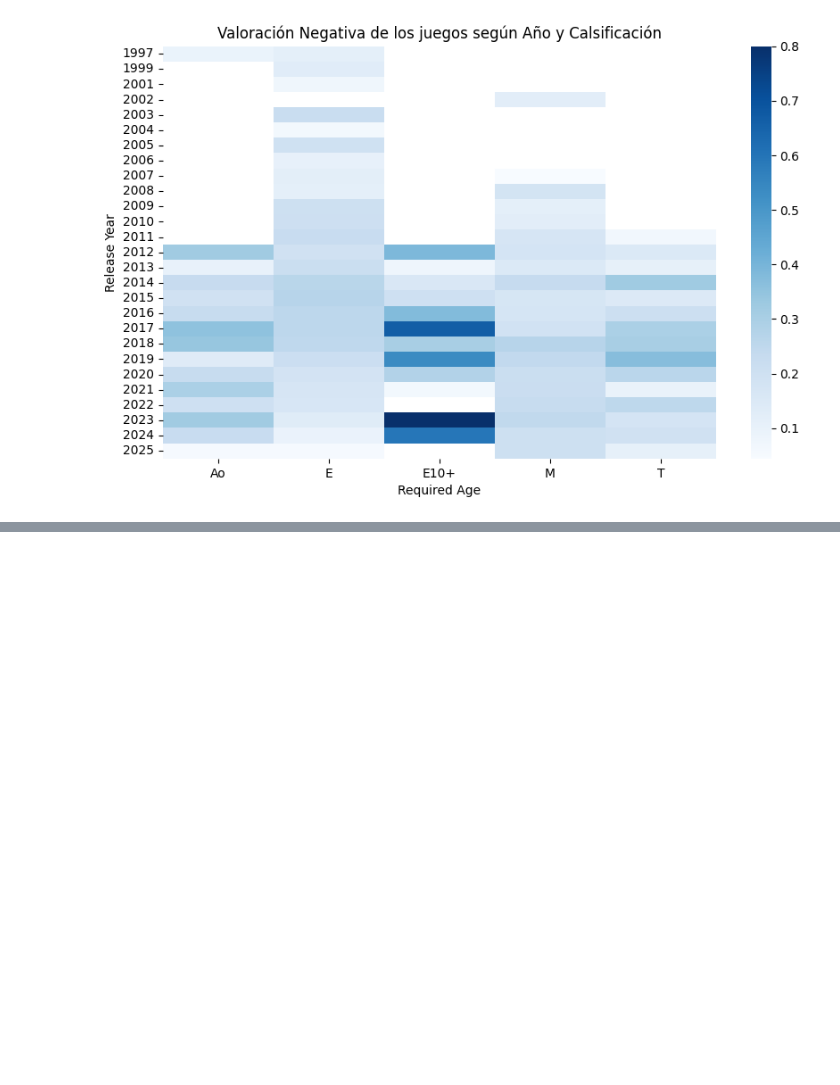
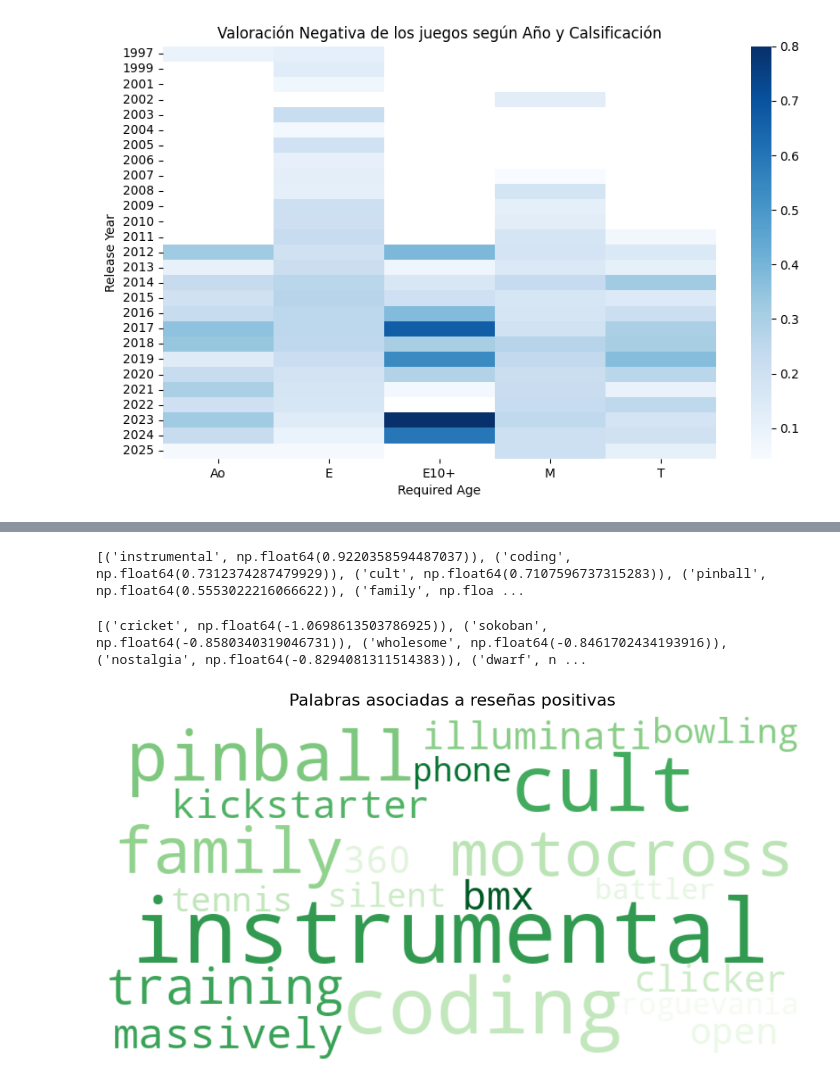
Before and after one commit to Josue-Aldebaran-G-L/Proyecto-AVD, a Jupyter notebook: AVD_Proyecto.ipynb, the cells around one changed output, grey strips where cells are left out. Drawn from its saved outputs; the diff is of its cells as text; code cells hidden in the pictures; blank space fills up the shorter version.

```diff
--- a/AVD_Proyecto.ipynb
+++ b/AVD_Proyecto.ipynb
@@ -1170,0 +1474,9 @@ plt.show()
+# %%
+feature_names = vectorizer.get_feature_names_out()
+weights = model.coef_[0]
+# %%
+top_pos = sorted(
+    zip(feature_names, weights),
+    key=lambda x: x[1],
+    reverse=True
+)[:20]
@@ -1170,0 +1488,27 @@ plt.show()
+# %%
+print(top_pos)
+# %% [output]
+[('instrumental', np.float64(0.9220358594487037)), ('coding', np.float64(0.7312374287479929)), ('cult', np.float64(0.7107596737315283)), ('pinball', np.float64(0.5553022216066622)), ('family', np.floa ...
+# %%
+print(top_neg)
+# %% [output]
+[('cricket', np.float64(-1.0698613503786925)), ('sokoban', np.float64(-0.8580340319046731)), ('wholesome', np.float64(-0.8461702434193916)), ('nostalgia', np.float64(-0.8294081311514383)), ('dwarf', n ...
+# %%
+pos_dict = dict(top_pos)
+neg_dict = {w: abs(v) for w, v in top_neg}
+# %%
+wc_pos = WordCloud(
+    width=800,
+    height=400,
+    background_color='white',
+    colormap='Greens',
+    max_words=50
+).generate_from_frequencies(pos_dict)
+
+plt.figure(figsize=(12, 6))
+plt.imshow(wc_pos, interpolation='bilinear')
+plt.axis('off')
+plt.title('Palabras asociadas a reseñas positivas', fontsize=16)
+plt.show()
+# %% [output]
+[figure, added]
```
Also changed, not shown: parts of 81 cells of this notebook.
